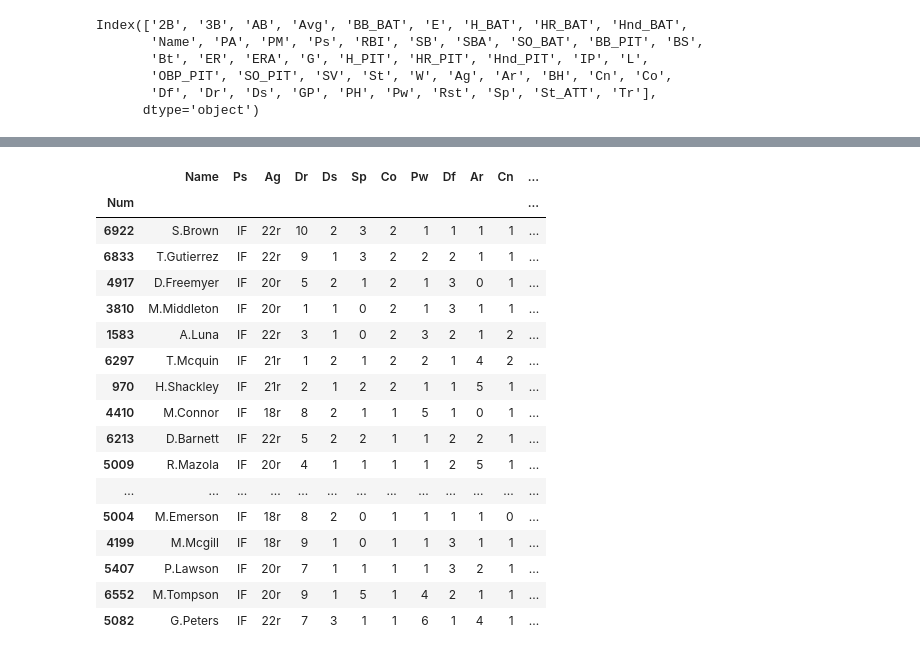
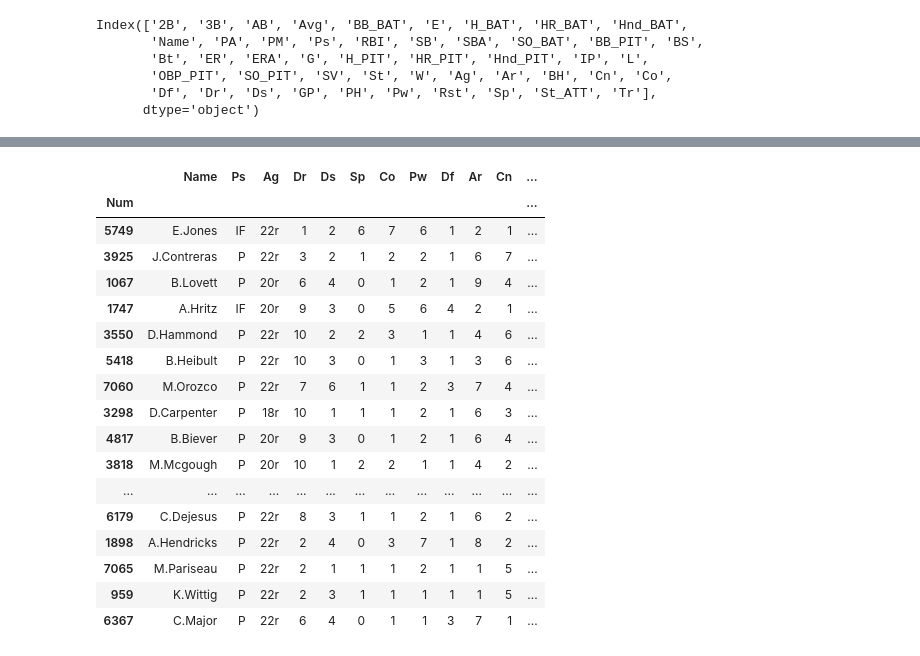
Before and after one commit to jesseerdmann/del_tools, a Jupyter notebook: notebooks/EPBL_Draft.ipynb, the cells around one changed output, grey strips where cells are left out. Cells and saved outputs as stored; diff of their text form; code cells hidden in the pictures.

```diff
--- a/notebooks/EPBL_Draft.ipynb
+++ b/notebooks/EPBL_Draft.ipynb
@@ -282,0 +606,17 @@ See the caveats in the documentation: http://pandas.pydata.org/pandas-docs/stabl
+# %%
+relief_pitchers['Ps_raw'] = relief_pitchers['Co_score'] + relief_pitchers['Pw_score'] + relief_pitchers['Ds_score'] * 4 + relief_pitchers['Ar_score'] * 8 + \
+                     relief_pitchers['Dr_score'] * 4 + relief_pitchers['Sp_score'] + relief_pitchers['Df_score'] + relief_pitchers['Cn_score'] * 12
+relief_pitchers['Ps_raw'] = relief_pitchers.apply(min_pit, axis=1)
+relief_pitchers = stat_score(relief_pitchers, 'Ps_raw', 'Ps_score', pos_weight)
+relief_pitchers['IP_avg'] = relief_pitchers['IP'].apply(lambda x: float(x))
+relief_pitchers['IP_avg'] = relief_pitchers['IP_avg'].apply(lambda x: 80.0 if x > 80.0 else x)
+relief_pitchers = stat_score(relief_pitchers, 'IP_avg', 'IP_score')
+relief_pitchers['OBP_PIT_avg'] = relief_pitchers['OBP_PIT'].apply(lambda x: (1 - float(x)) * 1000) * relief_pitchers['IP_score']
+relief_pitchers = stat_score(relief_pitchers, 'OBP_PIT_avg', 'OBP_PIT_score')
+relief_pitchers['ERA_avg'] = relief_pitchers['ERA'].apply(lambda x: 20.0 - float(x)) * relief_pitchers['IP_score']
+relief_pitchers = stat_score(relief_pitchers, 'ERA_avg', 'ERA_score')
+relief_pitchers['Stat_raw'] = relief_pitchers['OBP_PIT_avg'] * 8 + \
+                         relief_pitchers['ERA_avg'] * 12# + \
+                         #relief_pitchers['IP_score'] * 8
+relief_pitchers['Group'] = '10'
+relief_pitchers = stat_score(relief_pitchers, 'Stat_raw', 'Stat_score', stat_weight)
@@ -283,3 +641,14 @@ See the caveats in the documentation: http://pandas.pydata.org/pandas-docs/stabl
+# %%
+scored.update(catchers.loc[:, ['Ps_raw', 'Ps_score', 'Stat_raw', 'Stat_score', 'Group']])
+scored.update(first_basemen.loc[:, ['Ps_raw', 'Ps_score', 'Stat_raw', 'Stat_score', 'Group']])
+scored.update(second_basemen.loc[:, ['Ps_raw', 'Ps_score', 'Stat_raw', 'Stat_score', 'Group']])
+scored.update(shortstops.loc[:, ['Ps_raw', 'Ps_score', 'Stat_raw', 'Stat_score', 'Group']])
+scored.update(third_basemen.loc[:, ['Ps_raw', 'Ps_score', 'Stat_raw', 'Stat_score', 'Group']])
+scored.update(right_fielders.loc[:, ['Ps_raw', 'Ps_score', 'Stat_raw', 'Stat_score', 'Group']])
+scored.update(center_fielders.loc[:, ['Ps_raw', 'Ps_score', 'Stat_raw', 'Stat_score', 'Group']])
+scored.update(left_fielders.loc[:, ['Ps_raw', 'Ps_score', 'Stat_raw', 'Stat_score', 'Group']])
+scored.update(starting_pitchers.loc[:, ['Ps_raw', 'Ps_score', 'Stat_raw', 'Stat_score', 'Group']])
+scored.update(relief_pitchers.loc[:, ['Ps_raw', 'Ps_score', 'Stat_raw', 'Stat_score', 'Group']])
 # %%
 scored['Final_score'] = (scored['Stat_score'] * STAT_FACTOR) + (scored['Ps_score'] * POS_FACTOR) + (scored['Pot_score'] * POT_FACTOR)
 #scored.sort_values(by=['Final_score'], ascending=False).loc[:, ['Group', 'Ps', 'Ag', 'Final_score', 'Stat_score', 'Ps_score', 'Pot_score', 'OBP_score', 'AVG_score', 'SLG_score', 'SB_score', 'K_score', 'Ps_raw']]
@@ -322,27 +692,27 @@ restricted.sort_values(by=['Ps_score', 'Stat_score', 'Pot_score'], ascending=Fal
 # %%
 #scored.sort_values(by=['Final_score'], ascending=False)\
-restricted.sort_values(by=['Ps_score', 'Stat_score', 'Pot_score'], ascending=False)\
+restricted.sort_values(by=['Final_score', 'Ps_score', 'Stat_score', 'Pot_score'], ascending=False)\
       .head(90).loc[:, ['Name', 'Ps', 'Ag', 'Dr', 'Ds',
                                                                          'Sp', 'Co', 'Pw', 'Df', 'Ar', 'Cn', 'Tr',
-                                                                         'BH', 'PH', 'Avg', 'OBP_PIT', 'Final_score',
+                                                                         'BH', 'PH', 'Avg', 'RC_score', 'Final_score',
                                                                          'Stat_score', 'Ps_score', 'Pot_score']]
 # %% [output]
 |  | Name | Ps | Ag | Dr | Ds | Sp | Co | Pw | Df | Ar | Cn | ... |
 | Num |  |  |  |  |  |  |  |  |  |  |  | ... |
-| 6922 | S.Brown | IF | 22r | 10 | 2 | 3 | 2 | 1 | 1 | 1 | 1 | ... |
-| 6833 | T.Gutierrez | IF | 22r | 9 | 1 | 3 | 2 | 2 | 2 | 1 | 1 | ... |
-| 4917 | D.Freemyer | IF | 20r | 5 | 2 | 1 | 2 | 1 | 3 | 0 | 1 | ... |
-| 3810 | M.Middleton | IF | 20r | 1 | 1 | 0 | 2 | 1 | 3 | 1 | 1 | ... |
-| 1583 | A.Luna | IF | 22r | 3 | 1 | 0 | 2 | 3 | 2 | 1 | 2 | ... |
-| 6297 | T.Mcquin | IF | 21r | 1 | 2 | 1 | 2 | 2 | 1 | 4 | 2 | ... |
-| 970 | H.Shackley | IF | 21r | 2 | 1 | 2 | 2 | 1 | 1 | 5 | 1 | ... |
-| 4410 | M.Connor | IF | 18r | 8 | 2 | 1 | 1 | 5 | 1 | 0 | 1 | ... |
-| 6213 | D.Barnett | IF | 22r | 5 | 2 | 2 | 1 | 1 | 2 | 2 | 1 | ... |
-| 5009 | R.Mazola | IF | 20r | 4 | 1 | 1 | 1 | 1 | 2 | 5 | 1 | ... |
+| 5749 | E.Jones | IF | 22r | 1 | 2 | 6 | 7 | 6 | 1 | 2 | 1 | ... |
+| 3925 | J.Contreras | P | 22r | 3 | 2 | 1 | 2 | 2 | 1 | 6 | 7 | ... |
+| 1067 | B.Lovett | P | 20r | 6 | 4 | 0 | 1 | 2 | 1 | 9 | 4 | ... |
+| 1747 | A.Hritz | IF | 20r | 9 | 3 | 0 | 5 | 6 | 4 | 2 | 1 | ... |
+| 3550 | D.Hammond | P | 22r | 10 | 2 | 2 | 3 | 1 | 1 | 4 | 6 | ... |
+| 5418 | B.Heibult | P | 22r | 10 | 3 | 0 | 1 | 3 | 1 | 3 | 6 | ... |
+| 7060 | M.Orozco | P | 22r | 7 | 6 | 1 | 1 | 2 | 3 | 7 | 4 | ... |
+| 3298 | D.Carpenter | P | 18r | 10 | 1 | 1 | 1 | 2 | 1 | 6 | 3 | ... |
+| 4817 | B.Biever | P | 20r | 9 | 3 | 0 | 1 | 2 | 1 | 6 | 4 | ... |
+| 3818 | M.Mcgough | P | 20r | 10 | 1 | 2 | 2 | 1 | 1 | 4 | 2 | ... |
 | ... | ... | ... | ... | ... | ... | ... | ... | ... | ... | ... | ... | ... |
-| 5004 | M.Emerson | IF | 18r | 8 | 2 | 0 | 1 | 1 | 1 | 1 | 0 | ... |
-| 4199 | M.Mcgill | IF | 18r | 9 | 1 | 0 | 1 | 1 | 3 | 1 | 1 | ... |
-| 5407 | P.Lawson | IF | 20r | 7 | 1 | 1 | 1 | 1 | 3 | 2 | 1 | ... |
-| 6552 | M.Tompson | IF | 20r | 9 | 1 | 5 | 1 | 4 | 2 | 1 | 1 | ... |
-| 5082 | G.Peters | IF | 22r | 7 | 3 | 1 | 1 | 6 | 1 | 4 | 1 | ... |
+| 6179 | C.Dejesus | P | 22r | 8 | 3 | 1 | 1 | 2 | 1 | 6 | 2 | ... |
+| 1898 | A.Hendricks | P | 22r | 2 | 4 | 0 | 3 | 7 | 1 | 8 | 2 | ... |
+| 7065 | M.Pariseau | P | 22r | 2 | 1 | 1 | 1 | 2 | 1 | 1 | 5 | ... |
+| 959 | K.Wittig | P | 22r | 2 | 3 | 1 | 1 | 1 | 1 | 1 | 5 | ... |
+| 6367 | C.Major | P | 22r | 6 | 4 | 0 | 1 | 1 | 3 | 7 | 1 | ... |
 # %%
```
Also changed, not shown: parts of 19 cells of this notebook.
